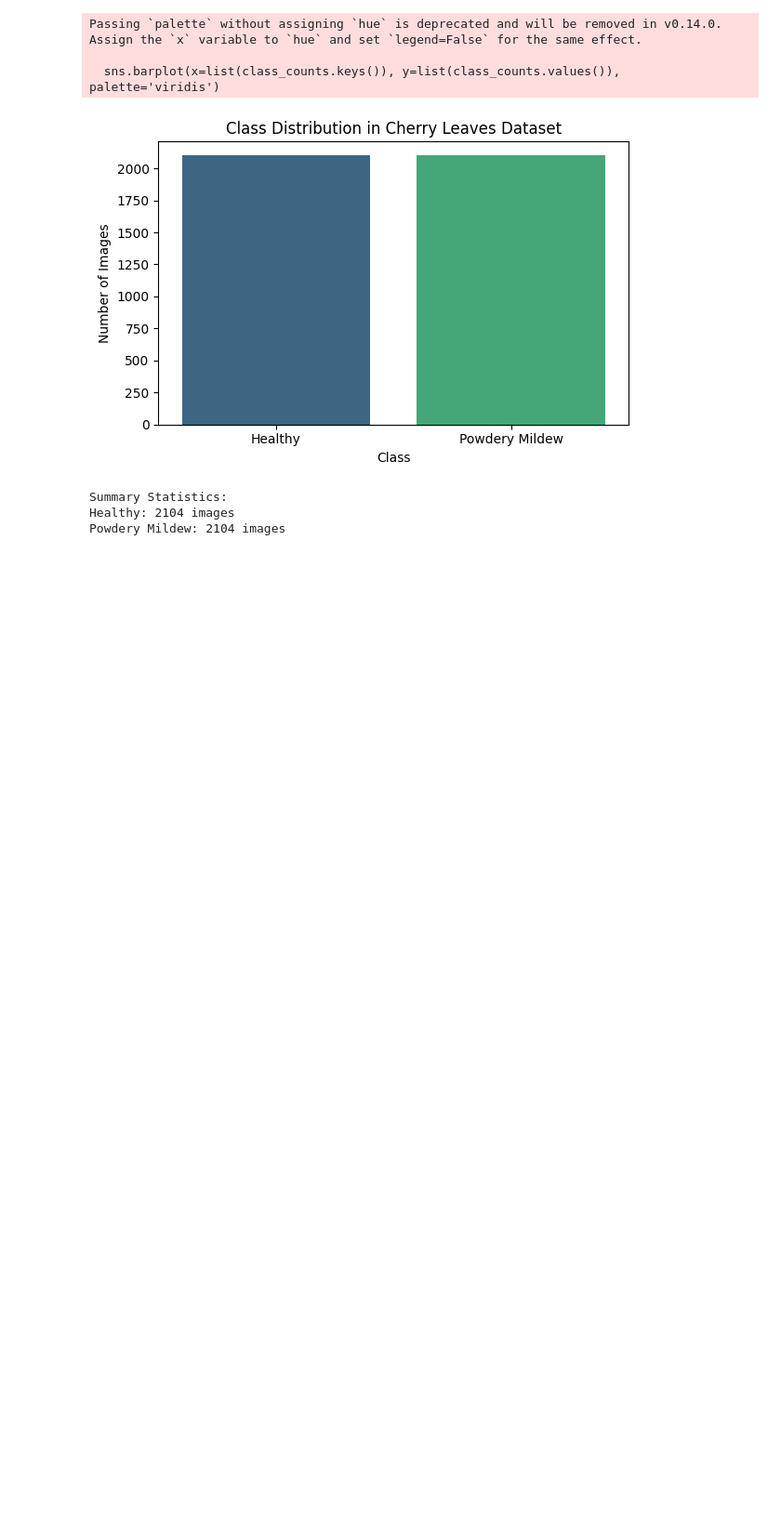
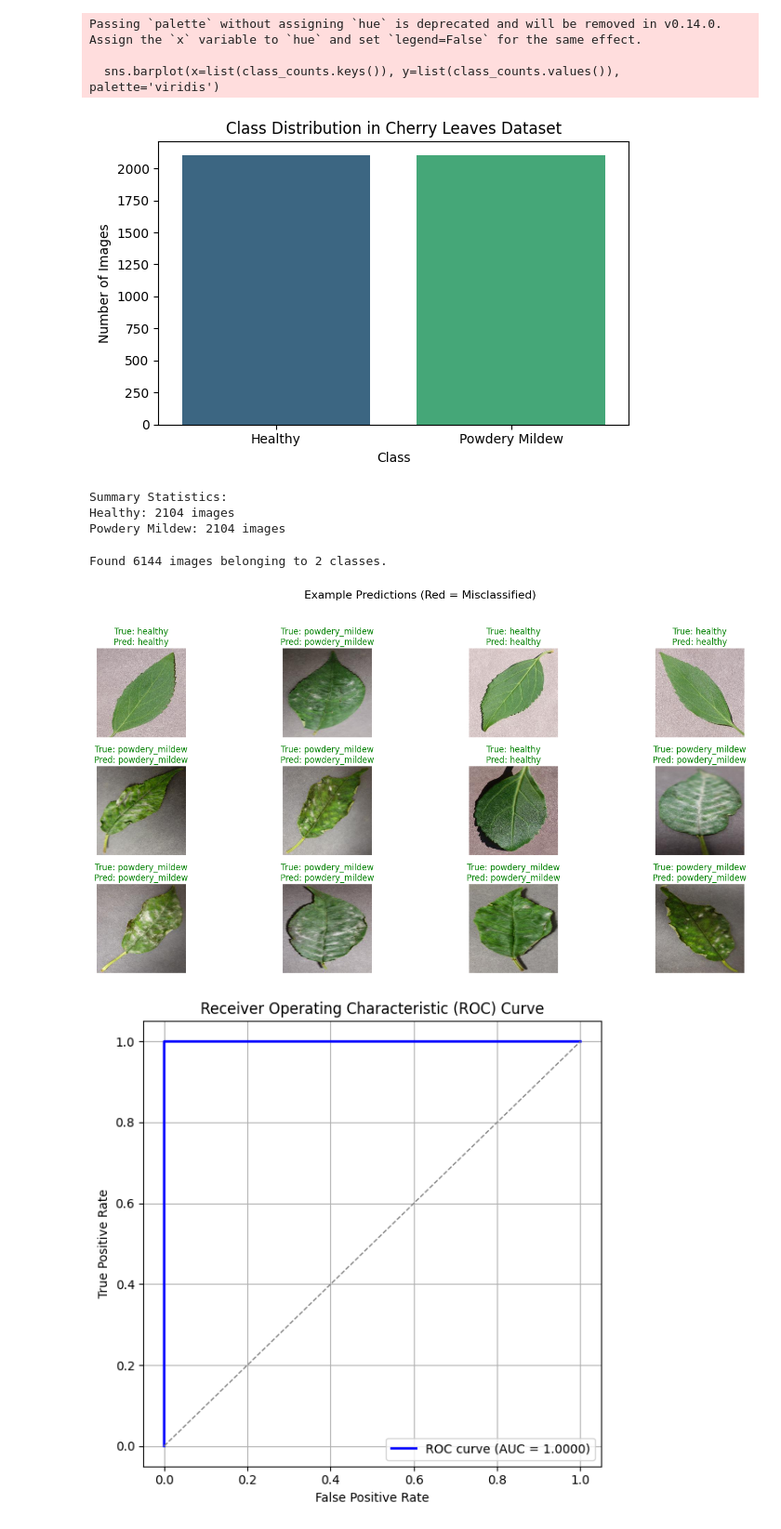
Before and after one commit to elhaj101/mildew-detector, a Jupyter notebook: jupyter_notebooks/Visualization.ipynb, the cells around one changed output. Shown at 93% size. Drawn from its saved outputs; the diff is of its cells as text; code cells hidden in the pictures; blank space fills up the shorter version.

Commit message:
visualize example predictions and ROC curve without external notebook

```diff
--- a/jupyter_notebooks/Visualization.ipynb
+++ b/jupyter_notebooks/Visualization.ipynb
@@ -100,3 +100,76 @@ Passing `palette` without assigning `hue` is deprecated and will be removed in v
 Summary Statistics:
 Healthy: 2104 images
 Powdery Mildew: 2104 images
+# %%
+# --- Self-contained: Show example predictions and ROC curve without external notebook dependencies ---
+import matplotlib.pyplot as plt
+import numpy as np
+from glob import glob
+from PIL import Image
+from tensorflow.keras.preprocessing.image import ImageDataGenerator
+from tensorflow.keras.models import load_model
+from sklearn.metrics import roc_curve, auc
+
+# Set up test data directory and parameters
+split_base = '../data/split'
+img_size = (224, 224)
+batch_size = 18
+
+# Prepare test generator
+datagen = ImageDataGenerator(rescale=1./255)
+test_generator = datagen.flow_from_directory(
+    directory=split_base,
+    target_size=img_size,
+    batch_size=batch_size,
+    classes=['healthy', 'powdery_mildew'],
+    class_mode='binary',
+    shuffle=False,
+    seed=42,
+    color_mode='rgb',
+)
+
+# Load trained model
+model_path = '../out/modeling/best_model.keras'
+best_model = load_model(model_path)
+
+# Get predictions and true labels
+test_image_paths = test_generator.filepaths
+y_true = test_generator.classes
+class_names = list(test_generator.class_indices.keys())
+y_pred_probs = best_model.predict(test_generator, verbose=0).flatten()
+y_pred = (y_pred_probs > 0.5).astype(int)
+
+# Show a grid of 12 random test images with predictions
+n_show = 12
+indices = np.random.choice(len(test_image_paths), n_show, replace=False)
+plt.figure(figsize=(16, 8))
+for i, idx in enumerate(indices):
+    img = Image.open(test_image_paths[idx])
+    plt.subplot(3, 4, i+1)
+    plt.imshow(img)
+    true_label = class_names[y_true[idx]]
+    pred_label = class_names[y_pred[idx]]
+    color = 'green' if y_true[idx] == y_pred[idx] else 'red'
+    plt.title(f'True: {true_label}\nPred: {pred_label}', color=color)
+    plt.axis('off')
+plt.suptitle('Example Predictions (Red = Misclassified)', fontsize=16)
+plt.tight_layout(rect=[0, 0, 1, 0.95])
+plt.show()
+
+# --- Plot ROC curve and calculate AUC ---
+fpr, tpr, thresholds = roc_curve(y_true, y_pred_probs)
+roc_auc = auc(fpr, tpr)
+plt.figure(figsize=(6,6))
+plt.plot(fpr, tpr, color='blue', lw=2, label=f'ROC curve (AUC = {roc_auc:.4f})')
+plt.plot([0, 1], [0, 1], color='gray', lw=1, linestyle='--')
+plt.xlabel('False Positive Rate')
+plt.ylabel('True Positive Rate')
+plt.title('Receiver Operating Characteristic (ROC) Curve')
+plt.legend(loc='lower right')
+plt.grid(True)
+plt.tight_layout()
+plt.show()
+# %% [output]
+Found 6144 images belonging to 2 classes.
+[figure, added]
+[figure, added]
```
Also changed, not shown: 1 other file.
